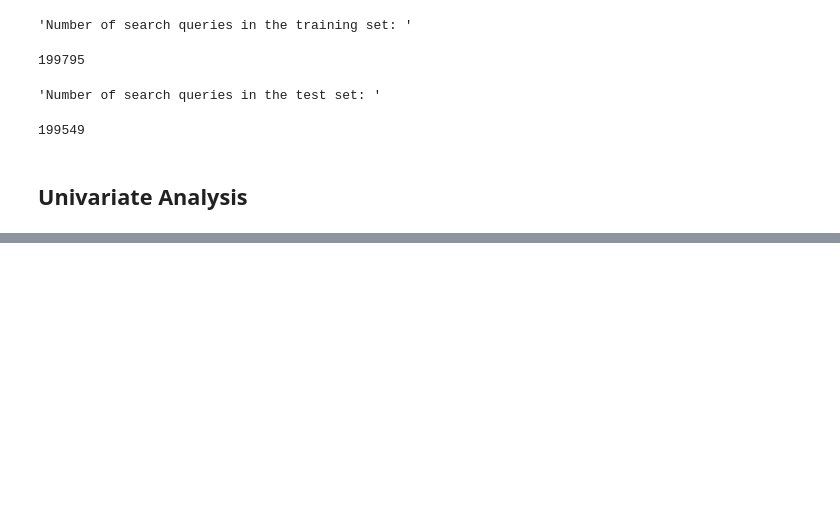
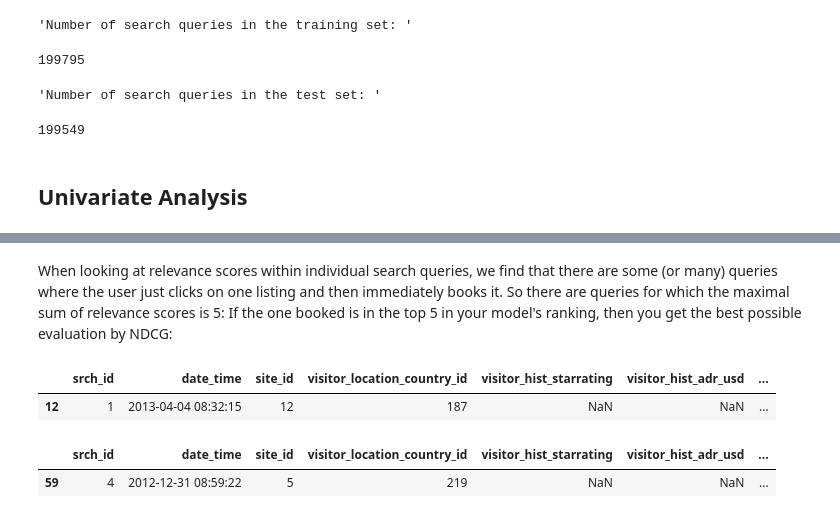
Before and after one commit to L42-AI/dmt-2, a Jupyter notebook: src/notebooks/eda.ipynb, the cells around one changed output, grey strips where cells are left out. Cells and saved outputs as stored; diff of their text form; code cells hidden in the pictures; blank space fills up the shorter version.

```diff
--- a/src/notebooks/eda.ipynb
+++ b/src/notebooks/eda.ipynb
@@ -196,0 +188,10 @@ np.int64(0)
+# %% [markdown]
+When looking at relevance scores within individual search queries, we find that there are some (or many) queries where the user just clicks on one listing and then immediately books it. So there are queries for which the maximal sum of relevance scores is 5: If the one booked is in the top 5 in your model's ranking, then you get the best possible evaluation by NDCG:
+# %%
+display(train_set.loc[which_clicked].query('srch_id == 1'))
+display(train_set.loc[which_clicked].query('srch_id == 4'))
+# %% [output]
+|  | srch_id | date_time | site_id | visitor_location_country_id | visitor_hist_starrating | visitor_hist_adr_usd | ... |
+| 12 | 1 | 2013-04-04 08:32:15 | 12 | 187 | NaN | NaN | ... |
+|  | srch_id | date_time | site_id | visitor_location_country_id | visitor_hist_starrating | visitor_hist_adr_usd | ... |
+| 59 | 4 | 2012-12-31 08:59:22 | 5 | 219 | NaN | NaN | ... |
```
Also changed, not shown: parts of 9 cells of this notebook.
